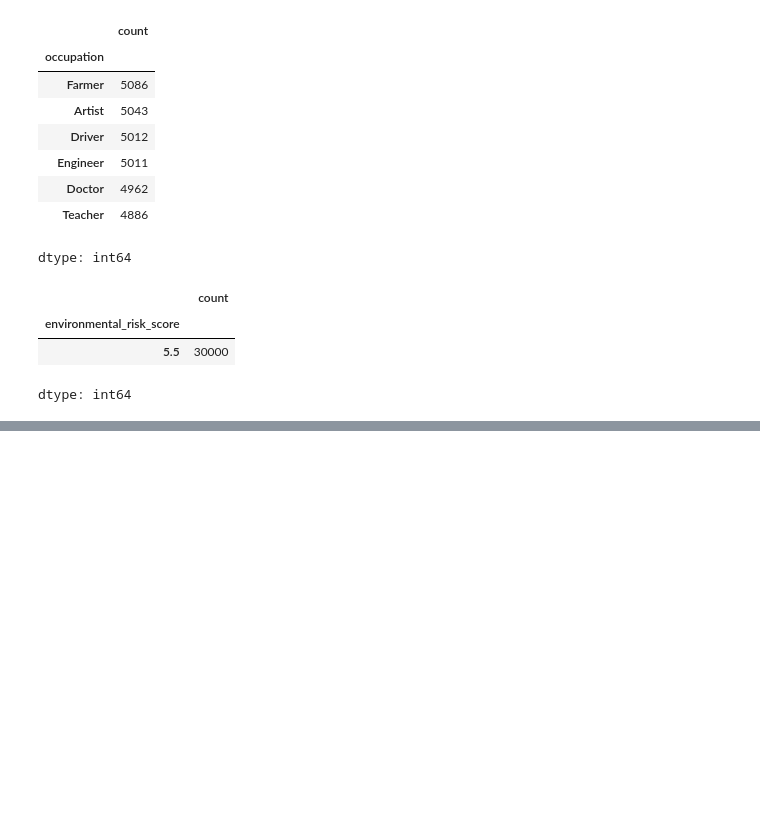
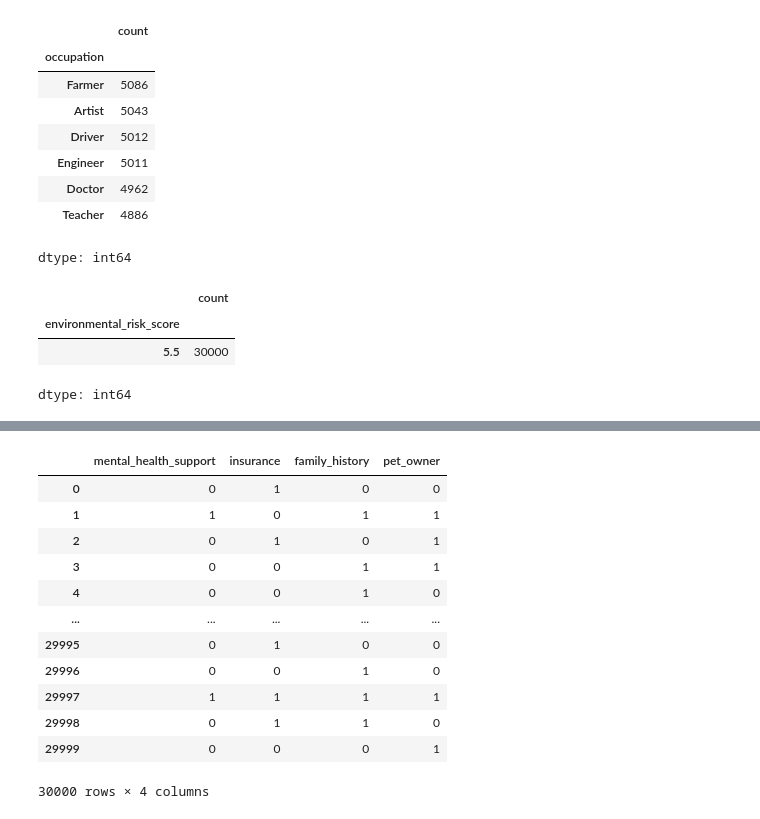
Before and after one commit to SanjayBista1010/Classification, a Jupyter notebook: DiseaseRiskAnalysis.ipynb, the cells around one changed output, grey strips where cells are left out. Drawn from its saved outputs; the diff is of its cells as text; code cells hidden in the pictures; blank space fills up the shorter version.

```diff
--- a/DiseaseRiskAnalysis.ipynb
+++ b/DiseaseRiskAnalysis.ipynb
@@ -379,0 +372,4 @@ NameError: name 'cat_cols' is not defined
+# %%
+for col in df.select_dtypes(include='object').columns:
+    print(f"Column: {col} (dtype: {df[col].dtype})")
+    print(f"Unique values ({df[col].nunique()}): {df[col].unique()}\n")
@@ -379,0 +394,22 @@ NameError: name 'cat_cols' is not defined
+# %%
+binary_cols = ['mental_health_support', 'insurance', 'family_history', 'pet_owner']
+binary_map = {'Yes': 1, 'No': 0}
+
+for col in binary_cols:
+    df[col] = df[col].map(binary_map)
+# %%
+df[['mental_health_support', 'insurance', 'family_history', 'pet_owner']]
+# %% [output]
+|  | mental_health_support | insurance | family_history | pet_owner |
+| 0 | 0 | 1 | 0 | 0 |
+| 1 | 1 | 0 | 1 | 1 |
+| 2 | 0 | 1 | 0 | 1 |
+| 3 | 0 | 0 | 1 | 1 |
+| 4 | 0 | 0 | 1 | 0 |
+| ... | ... | ... | ... | ... |
+| 29995 | 0 | 1 | 0 | 0 |
+| 29996 | 0 | 0 | 1 | 0 |
+| 29997 | 1 | 1 | 1 | 1 |
+| 29998 | 0 | 1 | 1 | 0 |
+| 29999 | 0 | 0 | 0 | 1 |
+30000 rows × 4 columns
```
Also changed, not shown: parts of 2 cells of this notebook.
